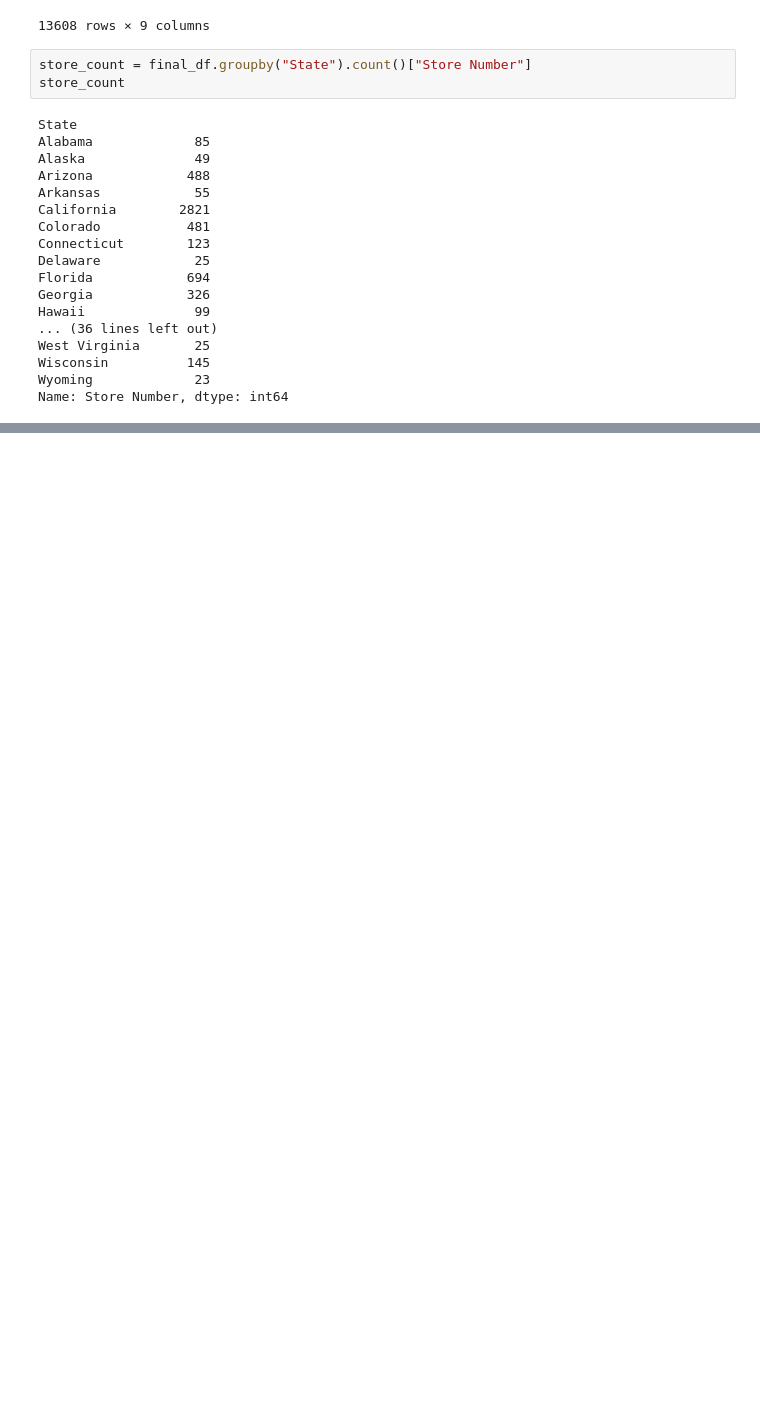
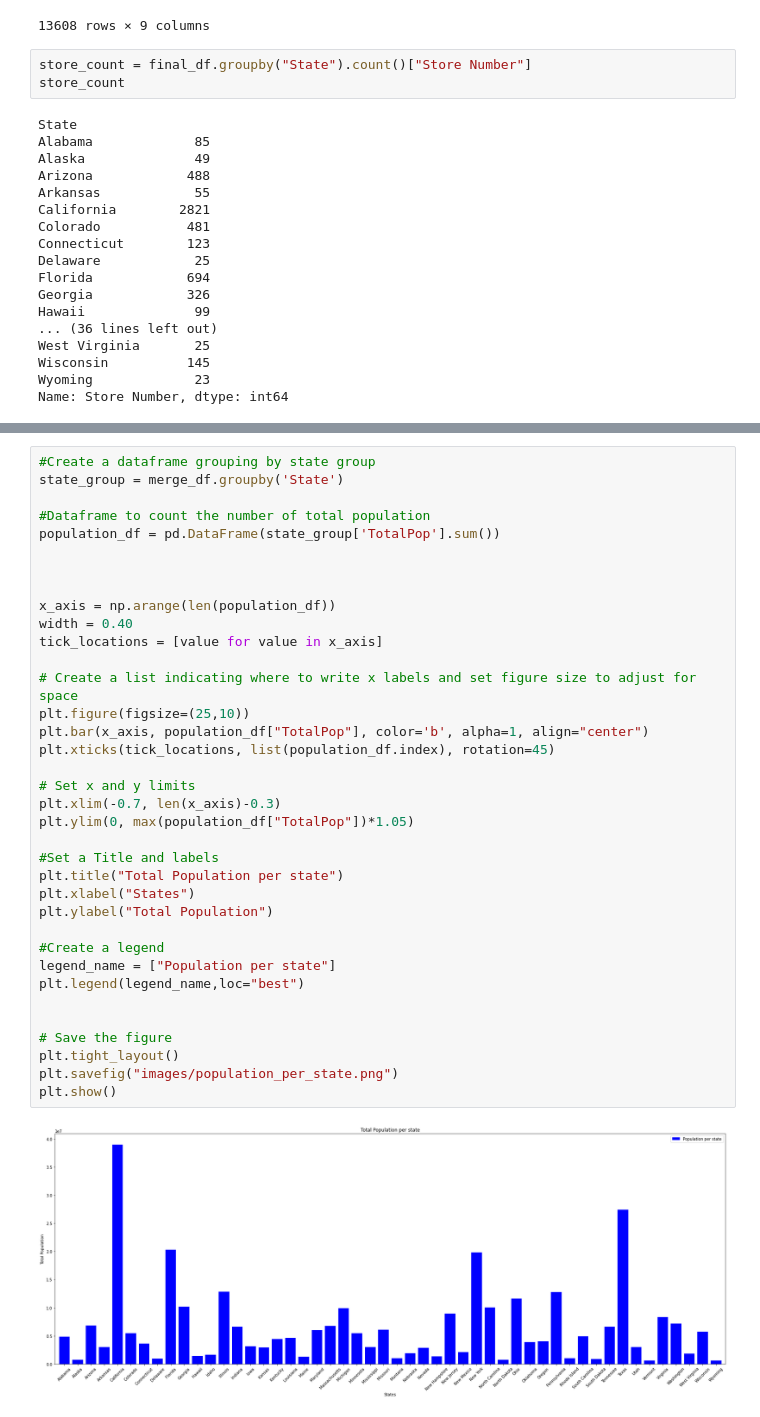
Before and after one commit to sk1990/Project_1_starbucks, a Jupyter notebook: Starbucks_Project_Analysis.ipynb, the cells around one changed output, grey strips where cells are left out. Saved outputs shown, nothing was run; the diff lists cells and outputs as text; blank space fills up the shorter version.

```diff
--- a/Starbucks_Project_Analysis.ipynb
+++ b/Starbucks_Project_Analysis.ipynb
@@ -170,0 +208,38 @@ Name: Store Number, dtype: int64
+# %%
+#Create a dataframe grouping by state group
+state_group = merge_df.groupby('State')
+
+#Dataframe to count the number of total population
+population_df = pd.DataFrame(state_group['TotalPop'].sum())
+
+
+
+x_axis = np.arange(len(population_df))
+width = 0.40
+tick_locations = [value for value in x_axis]
+
+# Create a list indicating where to write x labels and set figure size to adjust for space
+plt.figure(figsize=(25,10))
+plt.bar(x_axis, population_df["TotalPop"], color='b', alpha=1, align="center")
+plt.xticks(tick_locations, list(population_df.index), rotation=45)
+
+# Set x and y limits
+plt.xlim(-0.7, len(x_axis)-0.3)
+plt.ylim(0, max(population_df["TotalPop"])*1.05)
+
+#Set a Title and labels
+plt.title("Total Population per state")
+plt.xlabel("States")
+plt.ylabel("Total Population")
+
+#Create a legend
+legend_name = ["Population per state"]
+plt.legend(legend_name,loc="best")
+
+
+# Save the figure
+plt.tight_layout()
+plt.savefig("images/population_per_state.png")
+plt.show()
+# %% [output]
+[figure, added]
```
Also changed, not shown: parts of 2 cells of this notebook.
